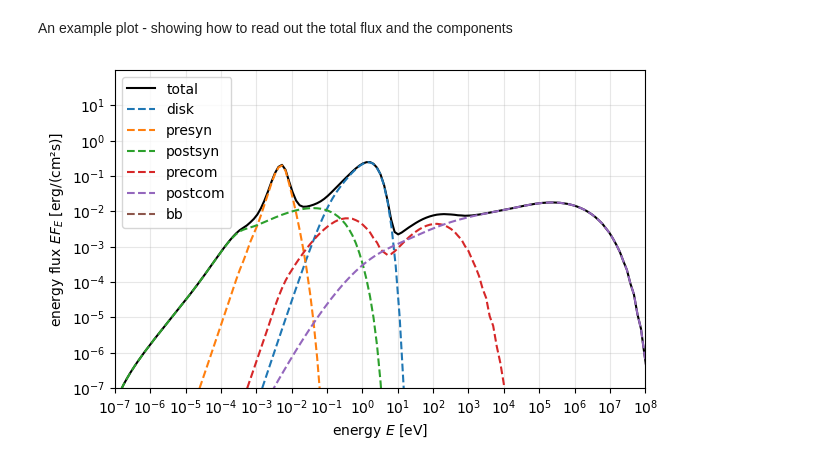
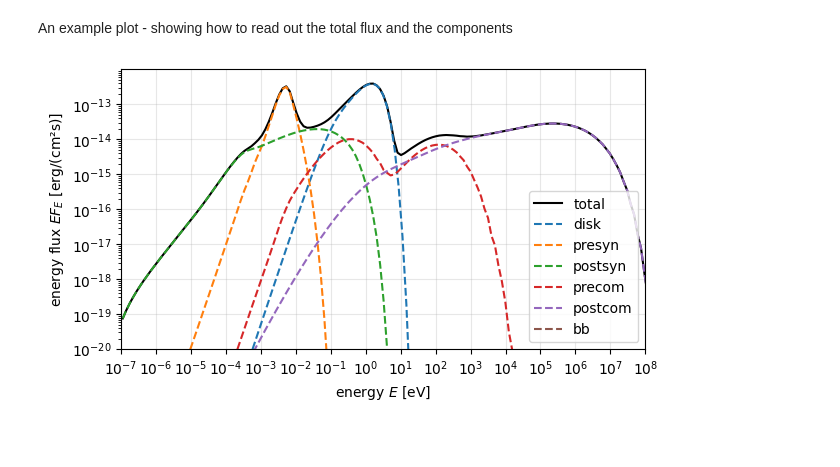
Before and after one commit to maklinger/jet_modelling_example, a Jupyter notebook: example_notebook.ipynb, the cells around one changed output. Cells and saved outputs as stored; diff of their text form; code cells hidden in the pictures; blank space fills up the shorter version.

```diff
--- a/example_notebook.ipynb
+++ b/example_notebook.ipynb
@@ -2,6 +2,9 @@
 import numpy as np
 import pybhjet
 import matplotlib.pyplot as plt
+# %%
+erg2eV = 6.242e+11 #1erg in eV
+Hz2eV = 4.13566553853599e-15 # 1Hz in eV
 # %% [markdown]
 Create an instance of the PyBHJet class
 # %%
@@ -65,23 +50,22 @@ An example plot - showing how to read out the total flux and the components
 # %%
 fig, ax = plt.subplots()
 
-Hz2eV = 4.13566553853599e-15 # 1Hz in eV
 E_total, F_E_total = np.array([[datapoint.energy*Hz2eV, datapoint.flux] for datapoint in output.total]).T
-ax.loglog(E_total, E_total*F_E_total, c="k", label="total")
+ax.loglog(E_total, E_total*F_E_total/erg2eV, c="k", label="total")
 
 for component in ["disk", "presyn", "postsyn", "precom", "postcom", "bb"]:
     E, F_E = np.array([[datapoint.energy*Hz2eV, datapoint.flux] for datapoint in getattr(output, component)]).T
-    ax.loglog(E, E*F_E, ls="--", label=component)
+    ax.loglog(E, E*F_E/erg2eV, ls="--", label=component)
 
 ax.legend()
 ax.set_xlim(1e-7, 1e8)
-ax.set_ylim(1e-7, 1e2)
+ax.set_ylim(1e-20, 1e-12)
 ax.set_aspect("equal")
 ax.grid(alpha=0.3)
 ax.set_xlabel(r"energy $E$ [eV]")
 ax.set_ylabel(r"energy flux $EF_E$ [erg/(cm²s)]")
 ax.set_xticks(10**np.arange(-7.,8.5))
-ax.set_yticks(10**np.arange(-7.,1.5))
+ax.set_yticks(10**np.arange(-20.,-12.5))
 fig.tight_layout()
 # %% [output]
-[figure, old version]
+[figure, new version]
```
Also changed, not shown: parts of 1 cell of this notebook.
